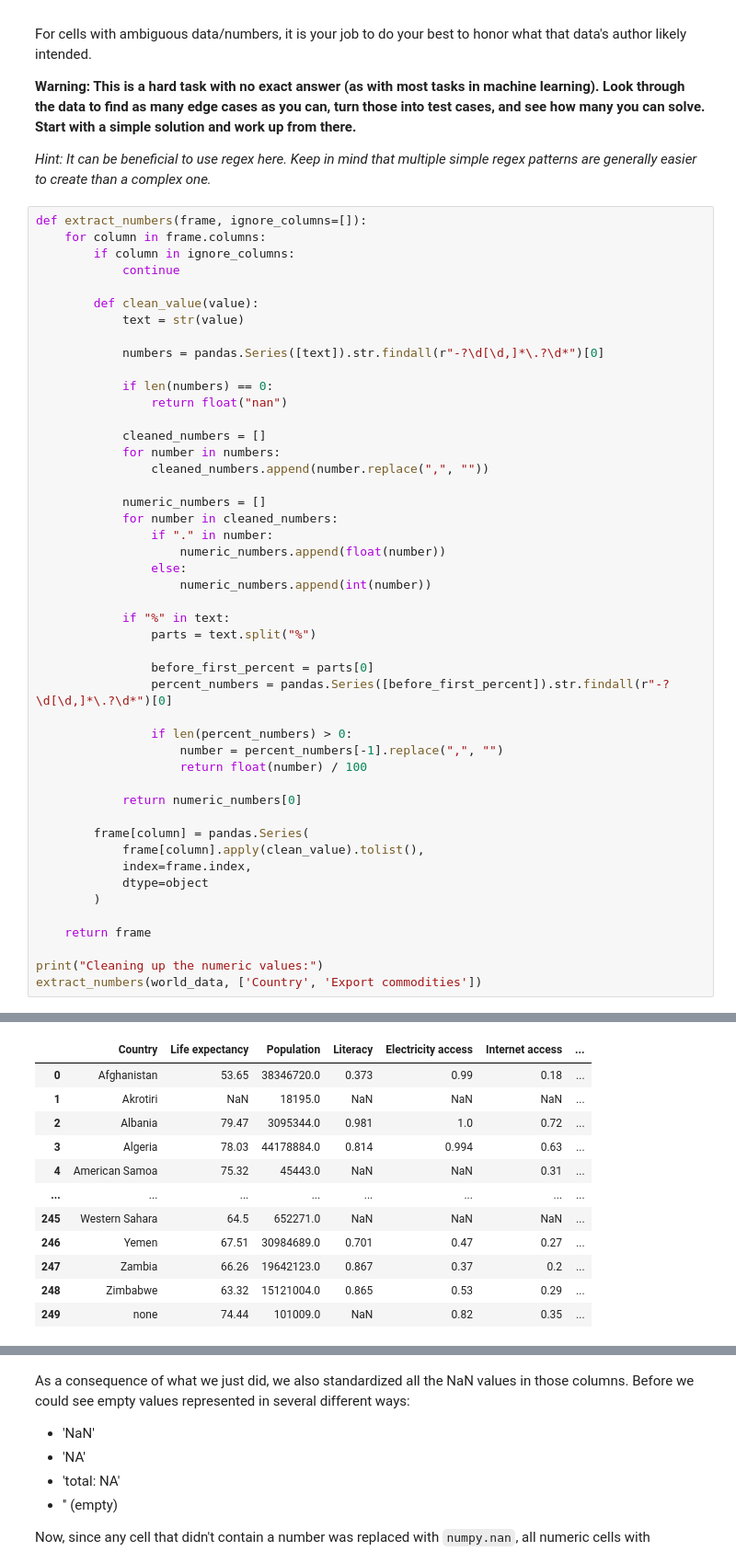
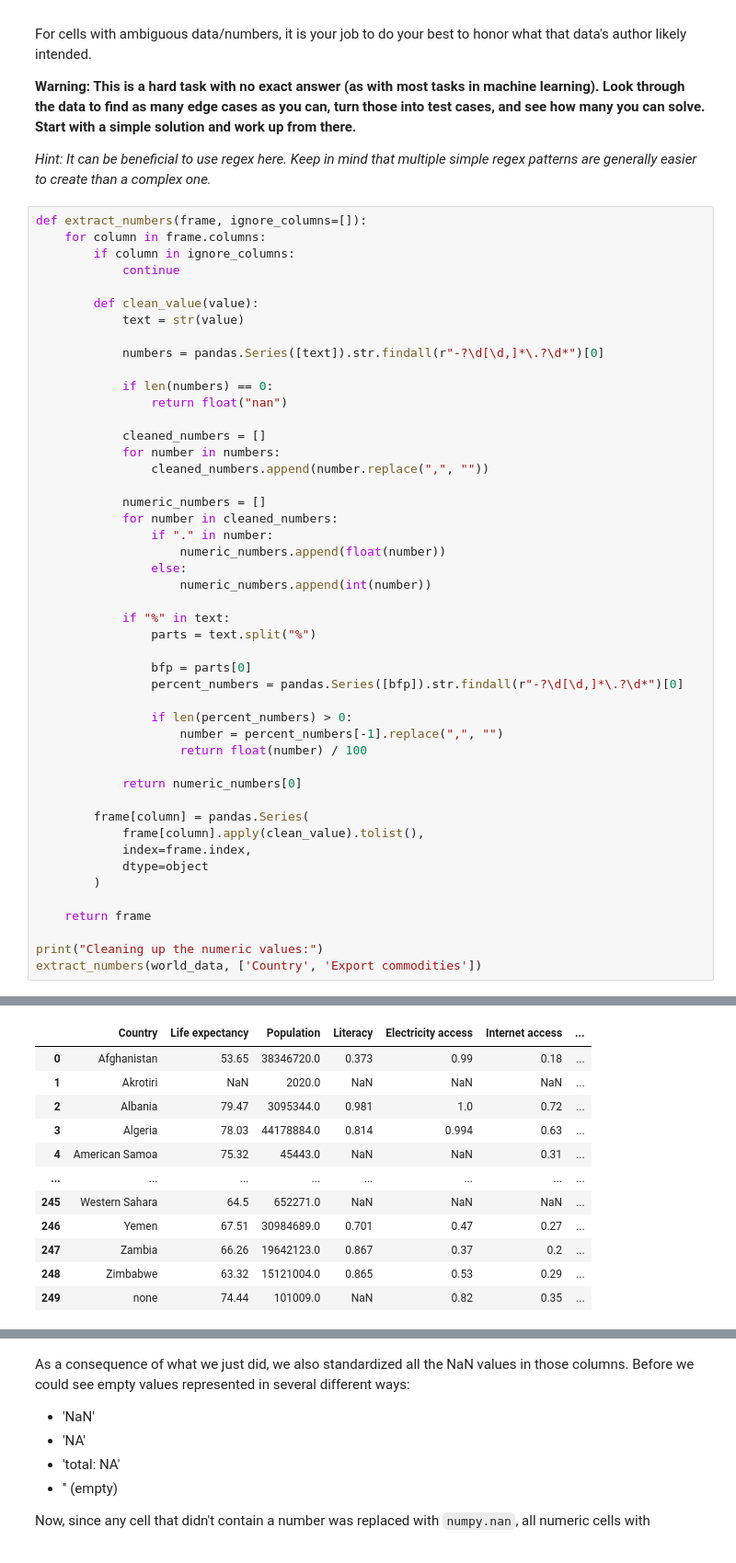
Before and after one commit to Hankasuarus1/CSE-40-Asgn-3, a Jupyter notebook: assignment.ipynb, the cells around one changed output, grey strips where cells are left out. Shown at 92% size. Drawn from its saved outputs; the diff is of its cells as text.

```diff
--- a/assignment.ipynb
+++ b/assignment.ipynb
@@ -230,36 +229,36 @@ def extract_numbers(frame, ignore_columns=[]):
             for number in cleaned_numbers:
                 if "." in number:
                     numeric_numbers.append(float(number))
                 else:
                     numeric_numbers.append(int(number))
 
             if "%" in text:
                 parts = text.split("%")
 
-                before_first_percent = parts[0]
-                percent_numbers = pandas.Series([before_first_percent]).str.findall(r"-?\d[\d,]*\.?\d*")[0]
+                bfp = parts[0]
+                percent_numbers = pandas.Series([bfp]).str.findall(r"-?\d[\d,]*\.?\d*")[0]
 
                 if len(percent_numbers) > 0:
                     number = percent_numbers[-1].replace(",", "")
                     return float(number) / 100
 
             return numeric_numbers[0]
 
         frame[column] = pandas.Series(
             frame[column].apply(clean_value).tolist(),
             index=frame.index,
             dtype=object
         )
 
     return frame
 
 print("Cleaning up the numeric values:")
 extract_numbers(world_data, ['Country', 'Export commodities'])
 # %% [output]
 Cleaning up the numeric values:
 |  | Country | Life expectancy | Population | Literacy | Electricity access | Internet access | ... |
 | 0 | Afghanistan | 53.65 | 38346720.0 | 0.373 | 0.99 | 0.18 | ... |
-| 1 | Akrotiri | NaN | 18195.0 | NaN | NaN | NaN | ... |
+| 1 | Akrotiri | NaN | 2020.0 | NaN | NaN | NaN | ... |
 | 2 | Albania | 79.47 | 3095344.0 | 0.981 | 1.0 | 0.72 | ... |
 | 3 | Algeria | 78.03 | 44178884.0 | 0.814 | 0.994 | 0.63 | ... |
 | 4 | American Samoa | 75.32 | 45443.0 | NaN | NaN | 0.31 | ... |
```
Also changed, not shown: parts of 7 cells of this notebook.
